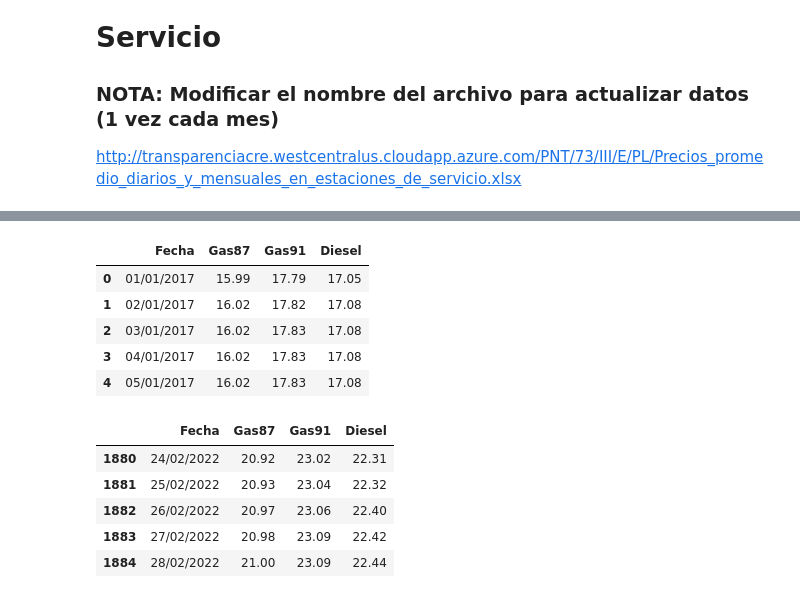
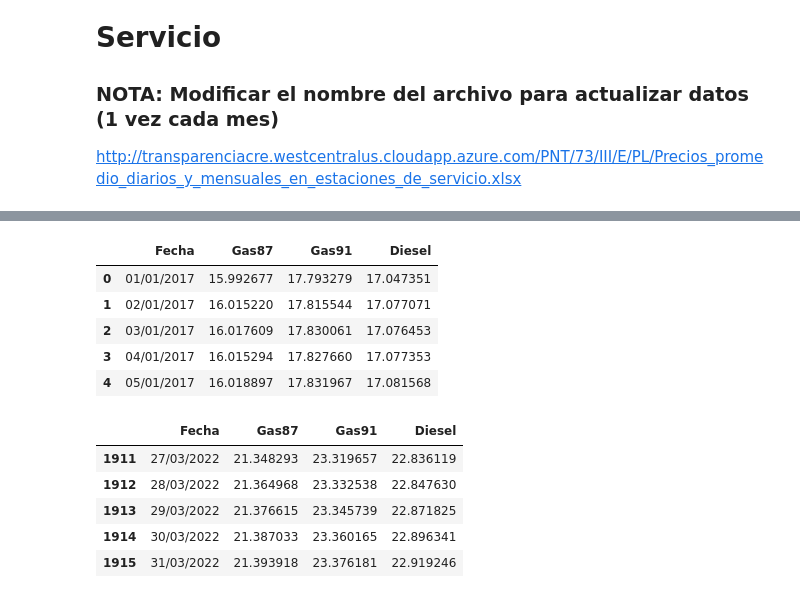
Before and after one commit to AnalyticsBoutique/Precios-en-EDS, a Jupyter notebook: EDS.ipynb, the cells around one changed output, grey strips where cells are left out. Drawn from its saved outputs; the diff is of its cells as text; code cells hidden in the pictures.

```diff
--- a/EDS.ipynb
+++ b/EDS.ipynb
@@ -495,0 +304,6 @@ with open('Data/Price_State.geojson', 'w', encoding = 'utf-8') as f:
+# %%
+#
+PreciosPromedioMensuales = pd.read_excel( 'http://transparenciacre.westcentralus.cloudapp.azure.com/PNT/73/III/E/PL/Precios_promedio_diarios_y_mensuales_en_estaciones_de_servicio.xlsx',
+                                          sheet_name = 'Cuadro 1.1', skiprows = 3 )
+
+PreciosPromedioMensuales.tail()
@@ -496,30 +317,28 @@ with open('Data/Price_State.geojson', 'w', encoding = 'utf-8') as f:
 # %%
 # Seleccionamos datos de la serie de precios promedio diario
-Serie_Precios = PreciosPromedioMensuales[['FechaCalendario', 'Gasolina mínimo 87 octanos.1',
-                                          'Gasolina mínimo 91 octanos.1', 'Diésel.1']]
+Serie_Precios = PreciosPromedioMensuales[[ 'Fecha', 'Gasolina Regular', 'Gasolina Premium', 'Diésel']]
 
-Serie_Precios = Serie_Precios.rename(columns={ 'FechaCalendario':'Fecha', 'Gasolina mínimo 87 octanos.1':'Gas87',
-                                                  'Gasolina mínimo 91 octanos.1':'Gas91', 'Diésel.1':'Diesel' })
+Serie_Precios = Serie_Precios.rename(columns = { 'Gasolina Regular':'Gas87', 'Gasolina Premium':'Gas91', 'Diésel':'Diesel' })
 
 Serie_Precios = Serie_Precios.dropna()
 
 Serie_Precios.head()
 # %% [output]
 |  | Fecha | Gas87 | Gas91 | Diesel |
-| 0 | 01/01/2017 | 15.99 | 17.79 | 17.05 |
-| 1 | 02/01/2017 | 16.02 | 17.82 | 17.08 |
-| 2 | 03/01/2017 | 16.02 | 17.83 | 17.08 |
-| 3 | 04/01/2017 | 16.02 | 17.83 | 17.08 |
-| 4 | 05/01/2017 | 16.02 | 17.83 | 17.08 |
+| 0 | 01/01/2017 | 15.992677 | 17.793279 | 17.047351 |
+| 1 | 02/01/2017 | 16.015220 | 17.815544 | 17.077071 |
+| 2 | 03/01/2017 | 16.017609 | 17.830061 | 17.076453 |
+| 3 | 04/01/2017 | 16.015294 | 17.827660 | 17.077353 |
+| 4 | 05/01/2017 | 16.018897 | 17.831967 | 17.081568 |
 # %%
 Serie_Precios.tail()
 # %% [output]
 |  | Fecha | Gas87 | Gas91 | Diesel |
-| 1880 | 24/02/2022 | 20.92 | 23.02 | 22.31 |
-| 1881 | 25/02/2022 | 20.93 | 23.04 | 22.32 |
-| 1882 | 26/02/2022 | 20.97 | 23.06 | 22.40 |
-| 1883 | 27/02/2022 | 20.98 | 23.09 | 22.42 |
-| 1884 | 28/02/2022 | 21.00 | 23.09 | 22.44 |
+| 1911 | 27/03/2022 | 21.348293 | 23.319657 | 22.836119 |
+| 1912 | 28/03/2022 | 21.364968 | 23.332538 | 22.847630 |
+| 1913 | 29/03/2022 | 21.376615 | 23.345739 | 22.871825 |
+| 1914 | 30/03/2022 | 21.387033 | 23.360165 | 22.896341 |
+| 1915 | 31/03/2022 | 21.393918 | 23.376181 | 22.919246 |
 # %%
 # Guardamos en CSV
 Serie_Precios.to_csv('../Data_CSV/Price_Time_Serie.csv', sep = ',', encoding = 'utf-8-sig', index = False)
```
Also changed, not shown: parts of 19 cells of this notebook, 2 other files.
